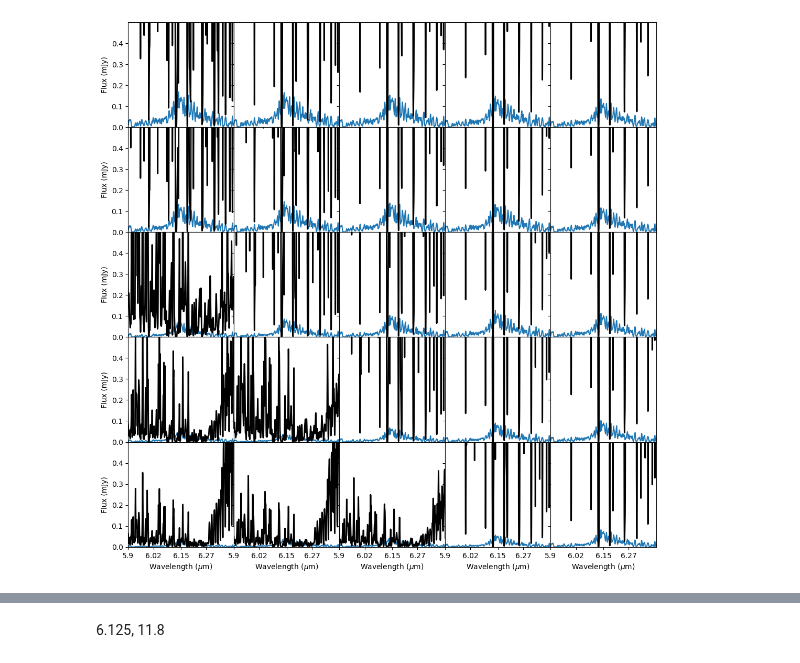
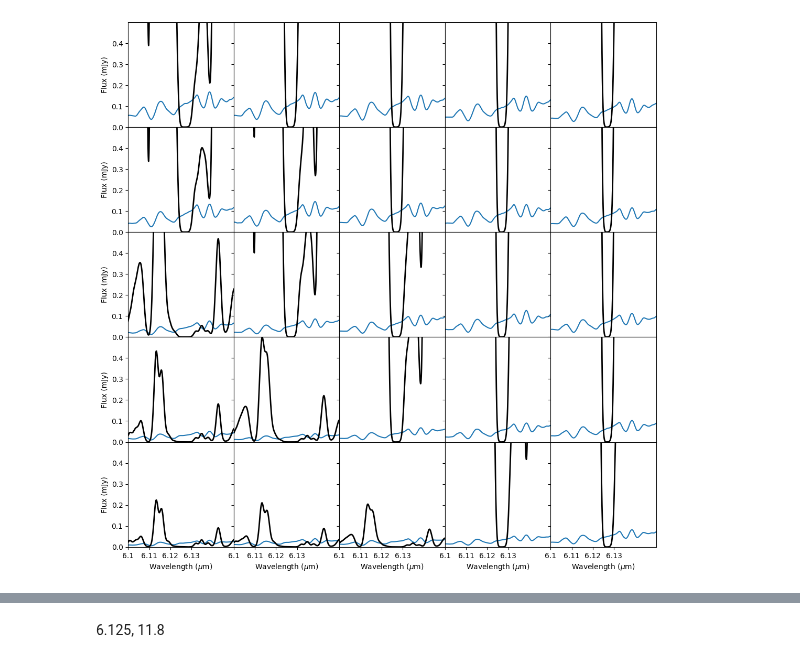
Before and after one commit to nielsklerk/BRP, a Jupyter notebook: New.ipynb, the cells around one changed output, grey strips where cells are left out. Cells and saved outputs as stored; diff of their text form; code cells hidden in the pictures.

```diff
--- a/New.ipynb
+++ b/New.ipynb
@@ -33,7 +33,7 @@ species =['NH3']
 fig = plt.figure(figsize=(13, 13))
 gs = fig.add_gridspec(5, 5, hspace=0, wspace=0)
 axes = gs.subplots(sharex='col', sharey='row').flatten()
-xrange=[5.9, 6.4]
+xrange=[6.1, 6.15]
 yrange=[0,0.5]
 num_xticks = 5
 num_yticks = 6
@@ -49,31 +49,31 @@ for i in range(25):
         specie_flux = df.loc[df['Model Name'] == model, f'FLiTs {specie} Flux'].values[0].copy()
         new_specie_flux = np.interp(FLiTs_wl, specie_wl, specie_flux, left=0, right=0)
         # if total_spec is None:
         #     total_spec = new_specie_flux
         # else:
         #     total_spec += new_specie_flux
         # axes[i].fill_between(FLiTs_wl, 0, total_spec*1000, label=specie, zorder=len(species) - index+1,
         #                 color=cmap(index / len(species)))
         # ax.fill_between(specie_wl,0, specie_flux*1000, label=specie, zorder=len(species) - index+1,
         #                 color=cmap(index / len(species)))
         # new_flux = np.interp(FLiTs_wl, specie_wl, specie_flux)
         # ax.plot(FLiTs_wl, np.log10(new_flux/FLiTs_flux+1))
         axes[i].plot(FLiTs_wl, new_specie_flux*1000)
     axes[i].plot(FLiTs_wl, FLiTs_flux*1000, c='black', lw=2, label='FLiTs', zorder=20)
     # ax.plot(specie_wl, specie_flux)
     # ax.plot(total_FLiTs_wl, interp_flux*1000, color='grey', zorder=30)
     # fig.suptitle(model)
     axes[i].set_xlim(xrange)
     axes[i].set_ylim(yrange)
     if n_col == 0:
         axes[i].set_ylabel("Flux (mJy)")
         axes[i].set_yticks(np.linspace(yrange[0] * 100, yrange[1] * 100, num_yticks, dtype=int)[:-1] / 100)
         axes[i].set_yticklabels(np.linspace(yrange[0] * 100, yrange[1] * 100, num_yticks, dtype=int)[:-1] / 100)
     if n_row == 4:
         axes[i].set_xlabel(r"Wavelength ($\mu$m)")
         axes[i].set_xticks(np.linspace(xrange[0] * 100, xrange[1] * 100, num_xticks, dtype=int)[:-1] / 100)
         axes[i].set_xticklabels(np.linspace(xrange[0] * 100, xrange[1] * 100, num_xticks, dtype=int)[:-1] / 100)
 
 plt.show()
 # %% [output]
-[figure, old version]
+[figure, new version]
```
Also changed, not shown: parts of 1 cell of this notebook, 2 other files.
